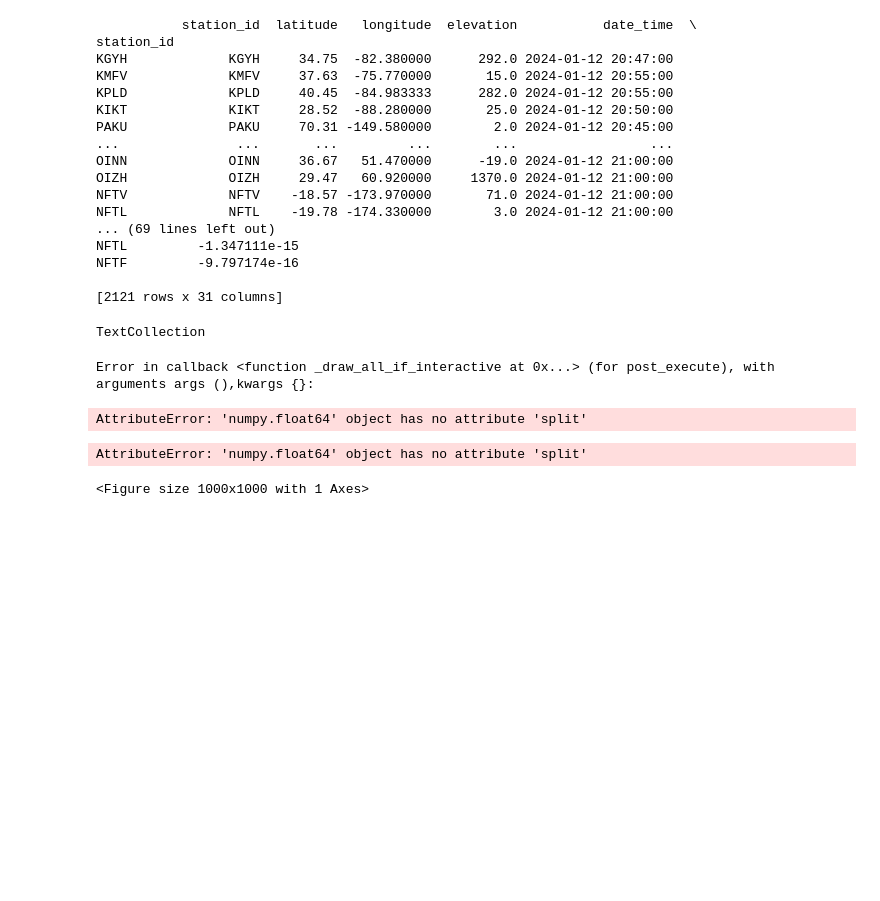
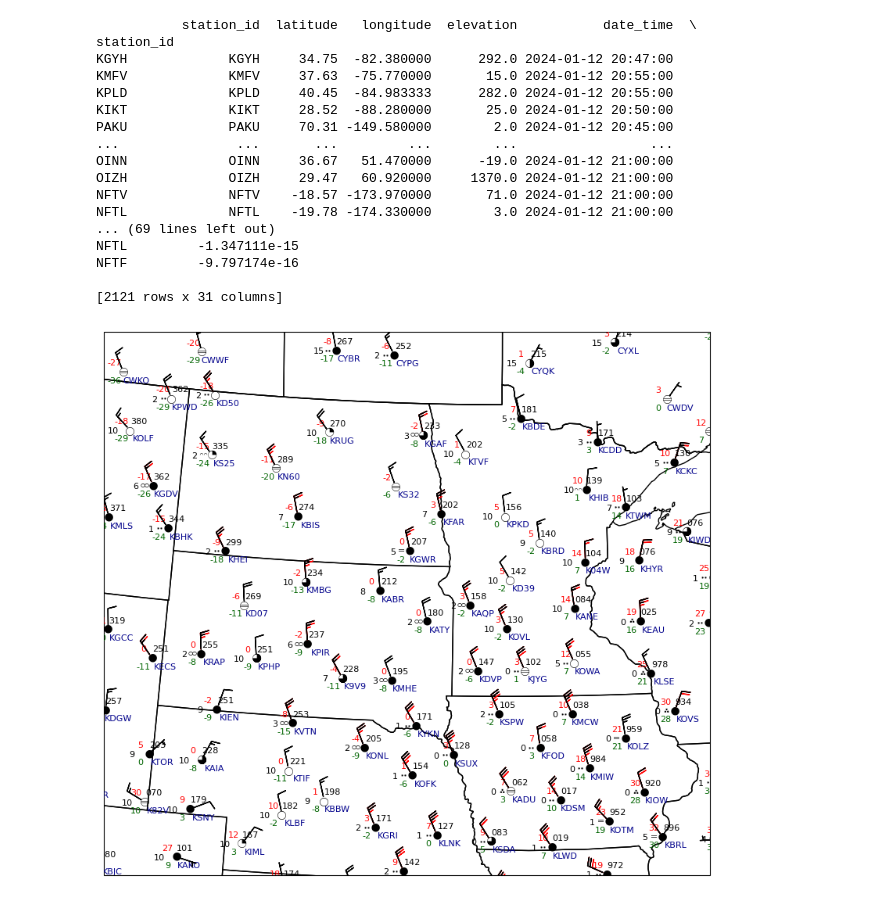
Before and after one commit to samuelhalvorson/ATSC_270, a Jupyter notebook: assignment_4/assignment_4.ipynb, the cells around one changed output. Cells and saved outputs as stored; diff of their text form; code cells hidden in the pictures; blank space fills up the shorter version.

```diff
--- a/assignment_4/assignment_4.ipynb
+++ b/assignment_4/assignment_4.ipynb
@@ -353,39 +353,40 @@ ax.set_extent((-105, -90, 40, 50))
 
 
 #create stationplot (will actually need to create 2 to handle wind gusts)
-stationplots2 = StationPlot(ax, dataThin2.longitude, dataThin2.latitude, transform=ccrs.PlateCarree(), clip_on=True)
+stationplots2 = StationPlot(ax, dataThin2.longitude, dataThin2.latitude, transform=ccrs.PlateCarree(), clip_on=True, fontsize=8)
+stationplots2g = StationPlot(ax, dataThin2.longitude, dataThin2.latitude, transform=ccrs.PlateCarree(), clip_on=True, fontsize=8)
 
 #temperature in red
 stationplots2.plot_parameter((-1,1), dataThin2['air_temperature'].values, color='red')
 
 #dewpoint in dark green
 stationplots2.plot_parameter((-1,-1), dataThin2['dew_point_temperature'].values, color='darkgreen')
 
 #pressure (need to format to be the final 3 digits)
 stationplots2.plot_parameter((1,1), dataThin2['air_pressure_at_sea_level'].values, formatter=lambda v: format(10 * v, '.0f')[-3:])
 
 #station ID in dark blue
 stationplots2.plot_text((1.5,-1), dataThin2['station_id'].values, color='darkblue')
 
-
 #visibility in black (need to convert from meters to miles)
 vis = dataThin2["visibility"].values * units("meters")
 vis = vis.to("miles")
 
-stationplots2.plot_text((1.5,-1), vis, color='black')
+stationplots2.plot_parameter((-2,-0.1), vis, color='black')
 
 #wind gust in red
+stationplots2g.plot_barb(uGust, vGust, color="red", zorder=4)
 
 #wind in black
+stationplots2.plot_barb(dataThin2['eastward_wind'].values, dataThin2['northward_wind'].values, zorder=5)
 
 #cloud cover
+stationplots2.plot_symbol('C', dataThin2['cloud_coverage'].values, sky_cover)
 
 #current weather
+stationplots2.plot_symbol('W', dataThin2['current_wx1_symbol'].values, current_weather)
 
 #save the map as surface_obs.png
+plt.savefig("surface_obs.png")
 # %% [output]
-TextCollection
-Error in callback <function _draw_all_if_interactive at 0x...> (for post_execute), with arguments args (),kwargs {}:
-AttributeError: 'numpy.float64' object has no attribute 'split'
-AttributeError: 'numpy.float64' object has no attribute 'split'
-<Figure size 1000x1000 with 1 Axes>
+[figure, added]
```
Also changed, not shown: 1 other file.
